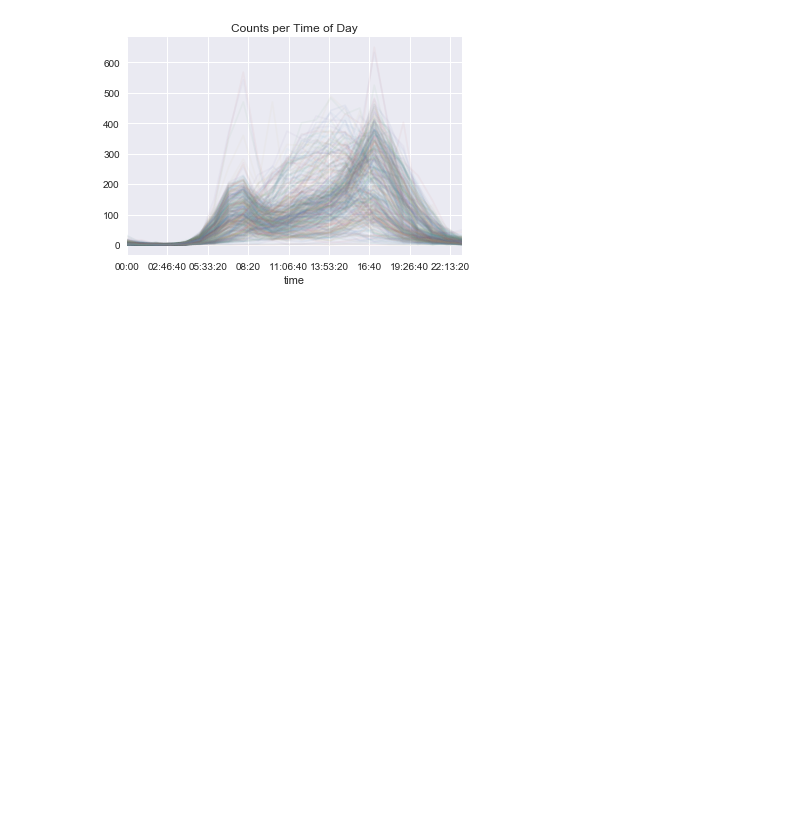
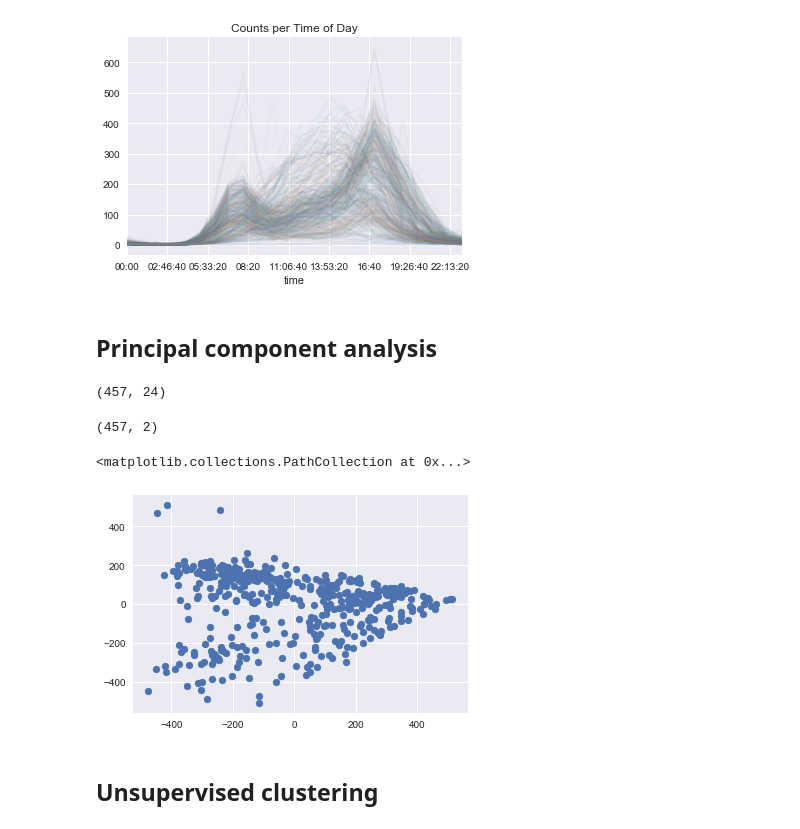
Before and after one commit to robertpullin/cycling-data-analysis, a Jupyter notebook: cycling-data-analysis.ipynb, the cells around one changed output. Drawn from its saved outputs; the diff is of its cells as text; code cells hidden in the pictures; blank space fills up the shorter version.

```diff
--- a/cycling-data-analysis.ipynb
+++ b/cycling-data-analysis.ipynb
@@ -82,3 +88,30 @@ pivoted_post_covid.plot(legend=False,alpha=0.05,title='Counts per Time of Day')
 plt.show()
 # %% [output]
 [figure]
+# %% [markdown]
+## Principal component analysis
+# %%
+# It's harder to distinguish weekends from weekdays after covid
+# Compare with the dataset analyzed in the YouTube series
+
+# We can do a principal component analysis to reduce the 24 observations on each day to only 2
+# let X be the number of riders per hour in pivoted_post_covid table
+# Replace all na values with 0
+X = pivoted_post_covid.T.fillna(0).values
+X.shape
+# %% [output]
+(457, 24)
+# %%
+# Principal component analysis
+X2 = PCA(2,svd_solver='full').fit_transform(X)
+# %%
+X2.shape
+# %% [output]
+(457, 2)
+# %%
+plt.scatter(X2[:,0],X2[:,1])
+# %% [output]
+<matplotlib.collections.PathCollection at 0x...>
+[figure, added]
+# %% [markdown]
+## Unsupervised clustering
```
Also changed, not shown: parts of 12 cells of this notebook.
